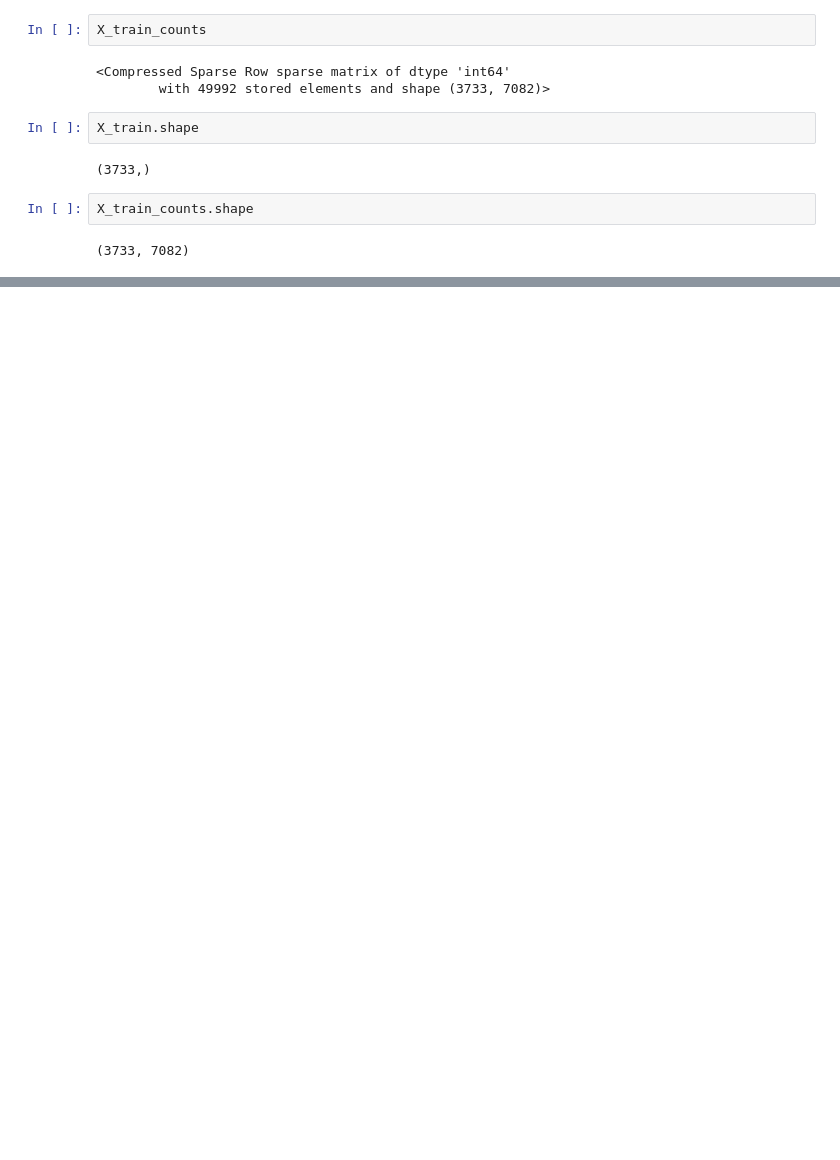
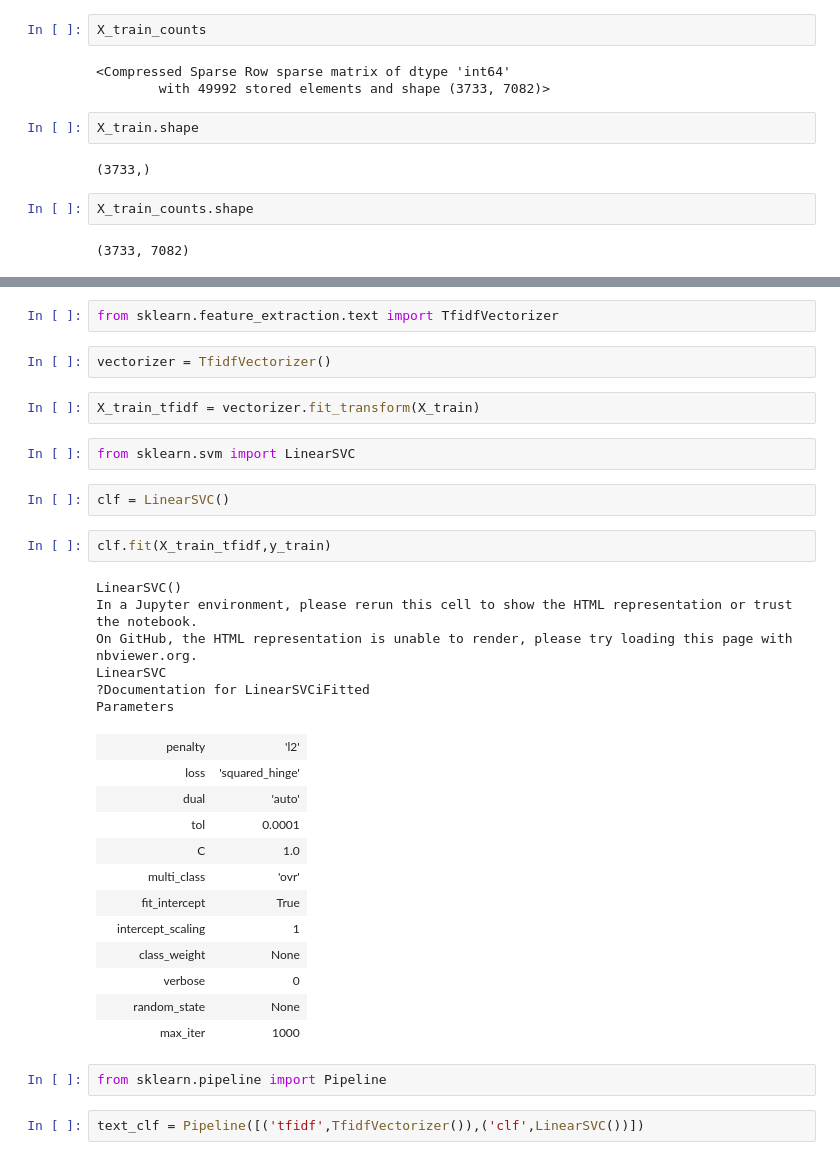
Before and after one commit to usaferreiratiago/nlp, a Jupyter notebook: notebooks/nlp.ipynb, the cells around one changed output, grey strips where cells are left out. Drawn from its saved outputs; the diff is of its cells as text; blank space fills up the shorter version.

```diff
--- a/notebooks/nlp.ipynb
+++ b/notebooks/nlp.ipynb
@@ -1564,0 +1575,35 @@ X_train_counts.shape
+# %%
+from sklearn.feature_extraction.text import TfidfVectorizer
+# %%
+vectorizer = TfidfVectorizer()
+# %%
+X_train_tfidf = vectorizer.fit_transform(X_train)
+# %%
+from sklearn.svm import LinearSVC
+# %%
+clf = LinearSVC()
+# %%
+clf.fit(X_train_tfidf,y_train)
+# %% [output]
+LinearSVC()
+In a Jupyter environment, please rerun this cell to show the HTML representation or trust the notebook.
+On GitHub, the HTML representation is unable to render, please try loading this page with nbviewer.org.
+LinearSVC
+?Documentation for LinearSVCiFitted
+Parameters
+|  | penalty | 'l2' |
+|  | loss | 'squared_hinge' |
+|  | dual | 'auto' |
+|  | tol | 0.0001 |
+|  | C | 1.0 |
+|  | multi_class | 'ovr' |
+|  | fit_intercept | True |
+|  | intercept_scaling | 1 |
+|  | class_weight | None |
+|  | verbose | 0 |
+|  | random_state | None |
+|  | max_iter | 1000 |
+# %%
+from sklearn.pipeline import Pipeline
+# %%
+text_clf = Pipeline([('tfidf',TfidfVectorizer()),('clf',LinearSVC())])
```
Also changed, not shown: parts of 14 cells of this notebook.
